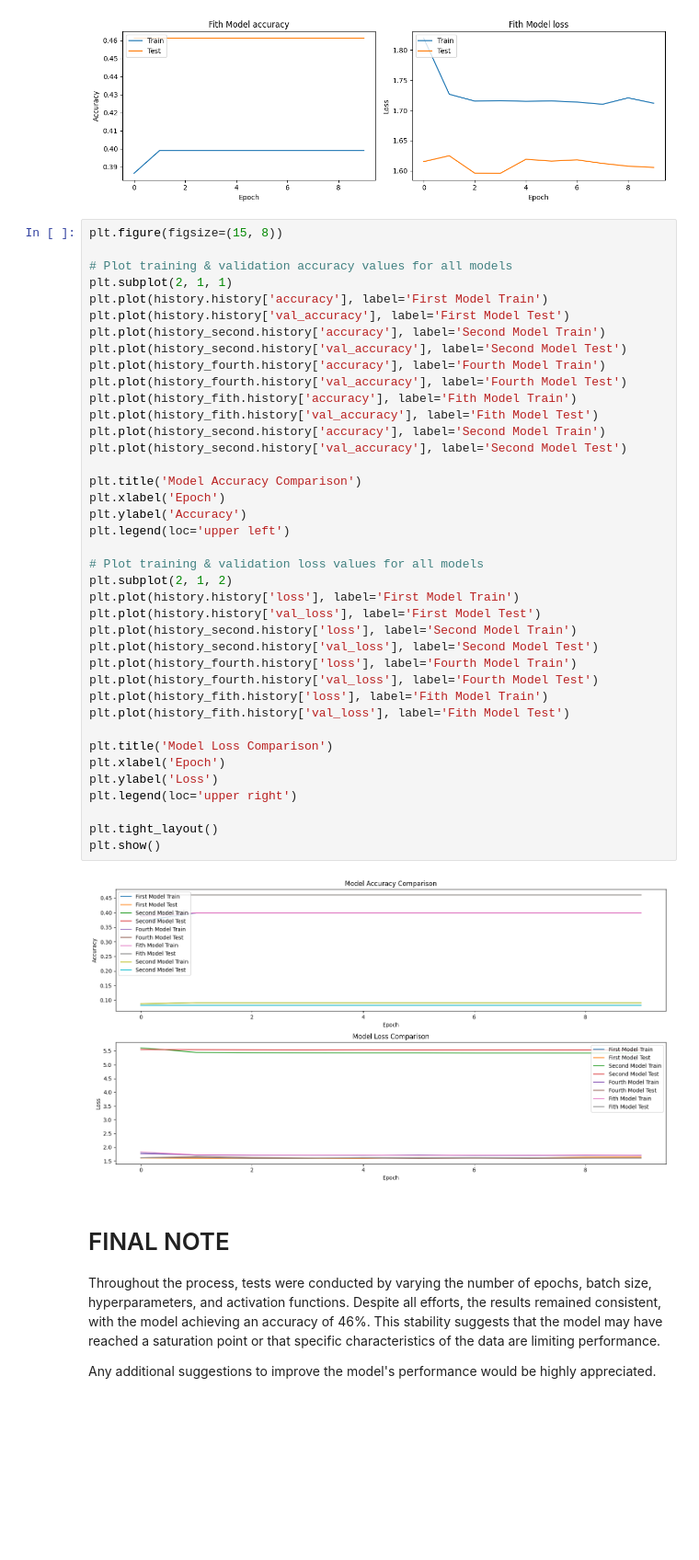
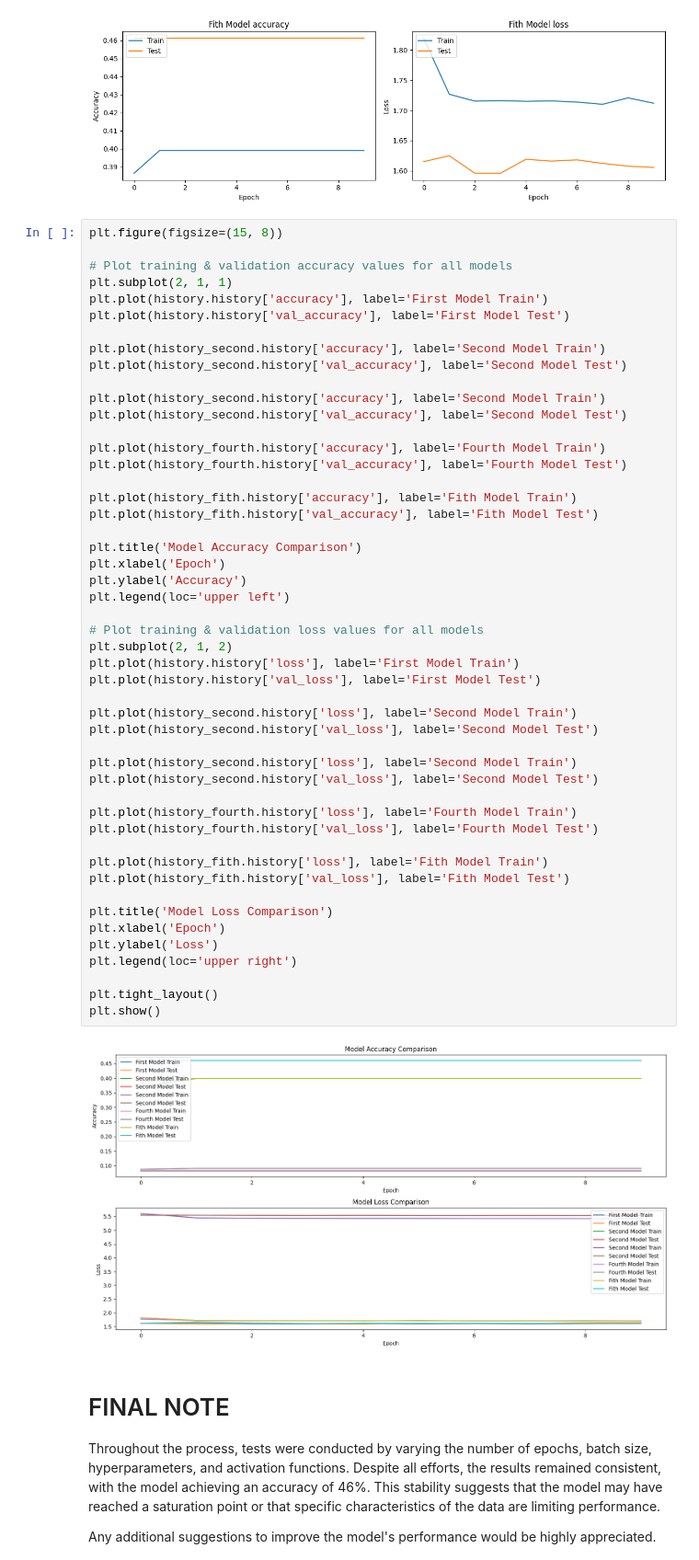
Before and after one commit to mjzago/INTOcode, a Jupyter notebook: Deep learning/Matheus.ipynb, the cells around one changed output. Shown at 92% size. Saved outputs shown, nothing was run; the diff lists cells and outputs as text; blank space fills up the shorter version.

```diff
--- a/Deep learning/Matheus.ipynb
+++ b/Deep learning/Matheus.ipynb
@@ -665,40 +665,50 @@ plt.figure(figsize=(15, 8))
 plt.subplot(2, 1, 1)
 plt.plot(history.history['accuracy'], label='First Model Train')
 plt.plot(history.history['val_accuracy'], label='First Model Test')
+
 plt.plot(history_second.history['accuracy'], label='Second Model Train')
 plt.plot(history_second.history['val_accuracy'], label='Second Model Test')
+
+plt.plot(history_second.history['accuracy'], label='Second Model Train')
+plt.plot(history_second.history['val_accuracy'], label='Second Model Test')
+
 plt.plot(history_fourth.history['accuracy'], label='Fourth Model Train')
 plt.plot(history_fourth.history['val_accuracy'], label='Fourth Model Test')
+
 plt.plot(history_fith.history['accuracy'], label='Fith Model Train')
 plt.plot(history_fith.history['val_accuracy'], label='Fith Model Test')
-plt.plot(history_second.history['accuracy'], label='Second Model Train')
-plt.plot(history_second.history['val_accuracy'], label='Second Model Test')
 
 plt.title('Model Accuracy Comparison')
 plt.xlabel('Epoch')
 plt.ylabel('Accuracy')
 plt.legend(loc='upper left')
 
 # Plot training & validation loss values for all models
 plt.subplot(2, 1, 2)
 plt.plot(history.history['loss'], label='First Model Train')
 plt.plot(history.history['val_loss'], label='First Model Test')
+
 plt.plot(history_second.history['loss'], label='Second Model Train')
 plt.plot(history_second.history['val_loss'], label='Second Model Test')
+
+plt.plot(history_second.history['loss'], label='Second Model Train')
+plt.plot(history_second.history['val_loss'], label='Second Model Test')
+
 plt.plot(history_fourth.history['loss'], label='Fourth Model Train')
 plt.plot(history_fourth.history['val_loss'], label='Fourth Model Test')
+
 plt.plot(history_fith.history['loss'], label='Fith Model Train')
 plt.plot(history_fith.history['val_loss'], label='Fith Model Test')
 
 plt.title('Model Loss Comparison')
 plt.xlabel('Epoch')
 plt.ylabel('Loss')
 plt.legend(loc='upper right')
 
 plt.tight_layout()
 plt.show()
 # %% [output]
-[figure, old version]
+[figure, new version]
 # %% [markdown]
 # FINAL NOTE
 Throughout the process, tests were conducted by varying the number of epochs, batch size, hyperparameters, and activation functions. Despite all efforts, the results remained consistent, with the model achieving an accuracy of 46%. This stability suggests that the model may have reached a saturation point or that specific characteristics of the data are limiting performance.
```
